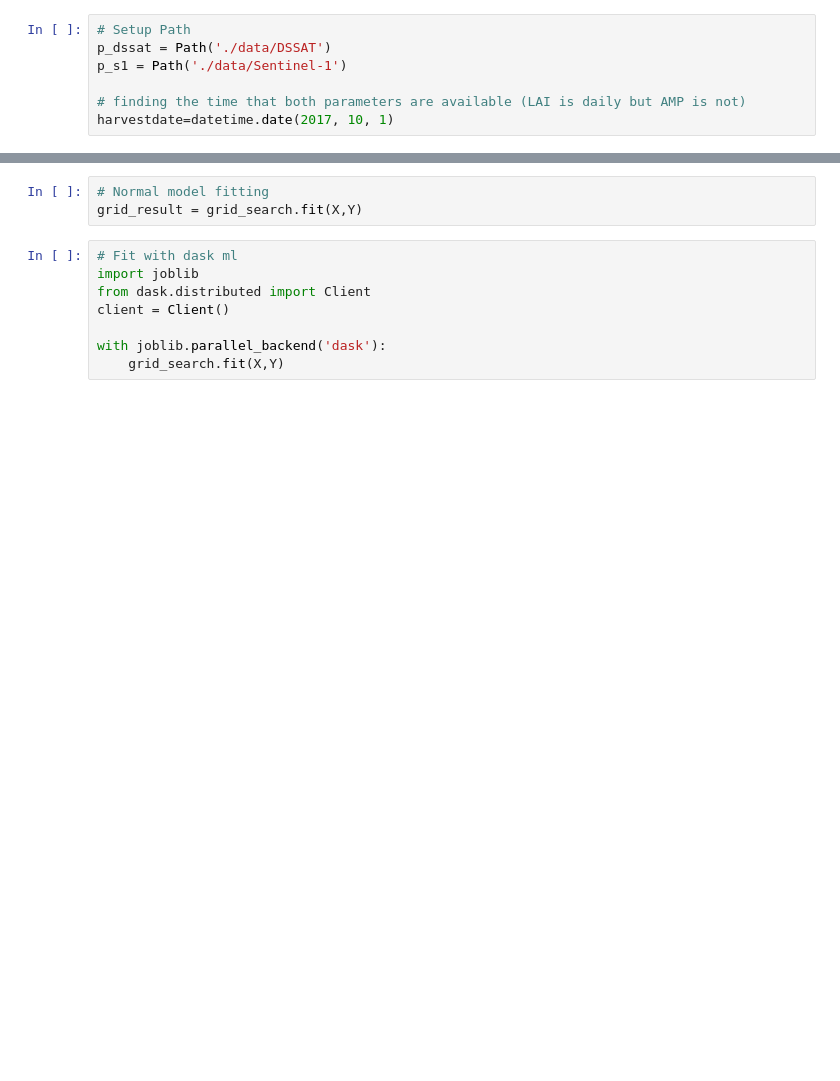
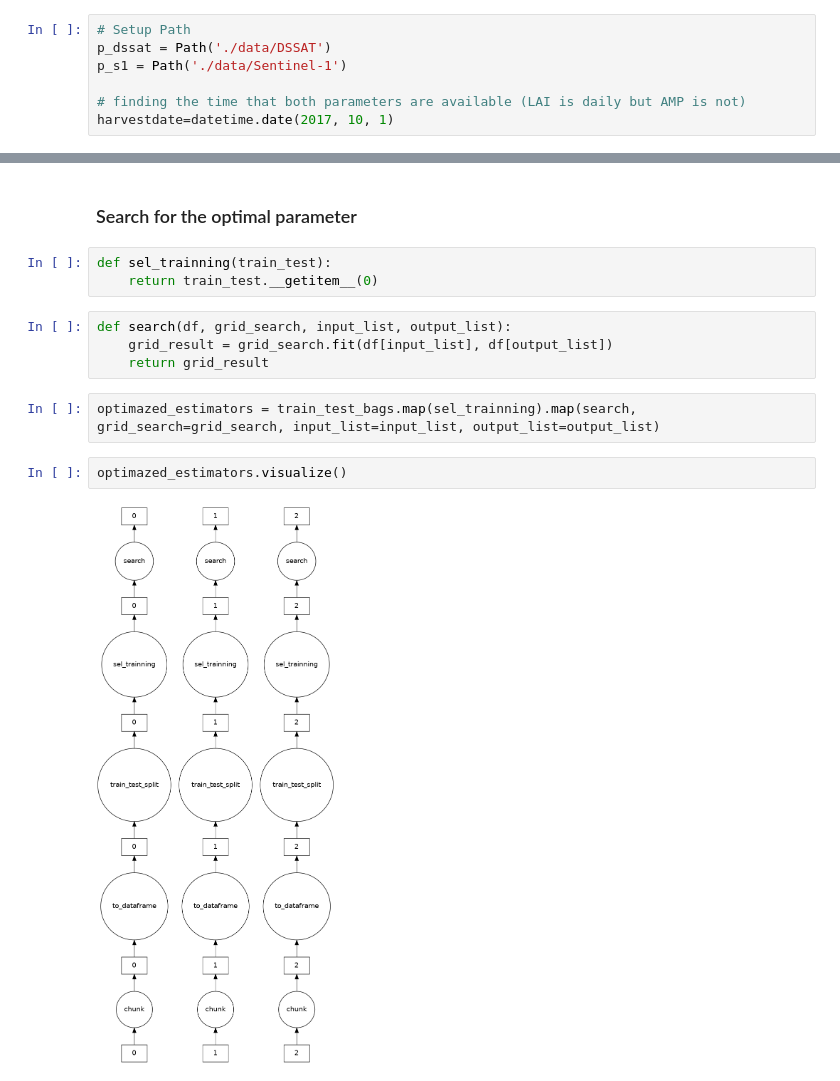
Before and after one commit to VegeWaterDynamics/use_cases, a Jupyter notebook: dssat_s1/dask_ml.ipynb, the cells around one changed output, grey strips where cells are left out. Cells and saved outputs as stored; diff of their text form; blank space fills up the shorter version.

Commit message:
update dask ml nb

```diff
--- a/dssat_s1/dask_ml.ipynb
+++ b/dssat_s1/dask_ml.ipynb
@@ -84,11 +191,15 @@ grid_search = GridSearchCV(estimator=regSVR, param_grid=grid, n_jobs=-1, cv=cv,
-# %%
-# Normal model fitting
-grid_result = grid_search.fit(X,Y)
-# %%
-# Fit with dask ml
-import joblib
-from dask.distributed import Client
-client = Client()
-
-with joblib.parallel_backend('dask'):
-    grid_search.fit(X,Y)
+# %% [markdown]
+### Search for the optimal parameter
+# %%
+def sel_trainning(train_test):
+    return train_test.__getitem__(0)
+# %%
+def search(df, grid_search, input_list, output_list):
+    grid_result = grid_search.fit(df[input_list], df[output_list])
+    return grid_result
+# %%
+optimazed_estimators = train_test_bags.map(sel_trainning).map(search, grid_search=grid_search, input_list=input_list, output_list=output_list)
+# %%
+optimazed_estimators.visualize()
+# %% [output]
+[figure, added]
```
Also changed, not shown: parts of 31 cells of this notebook.
